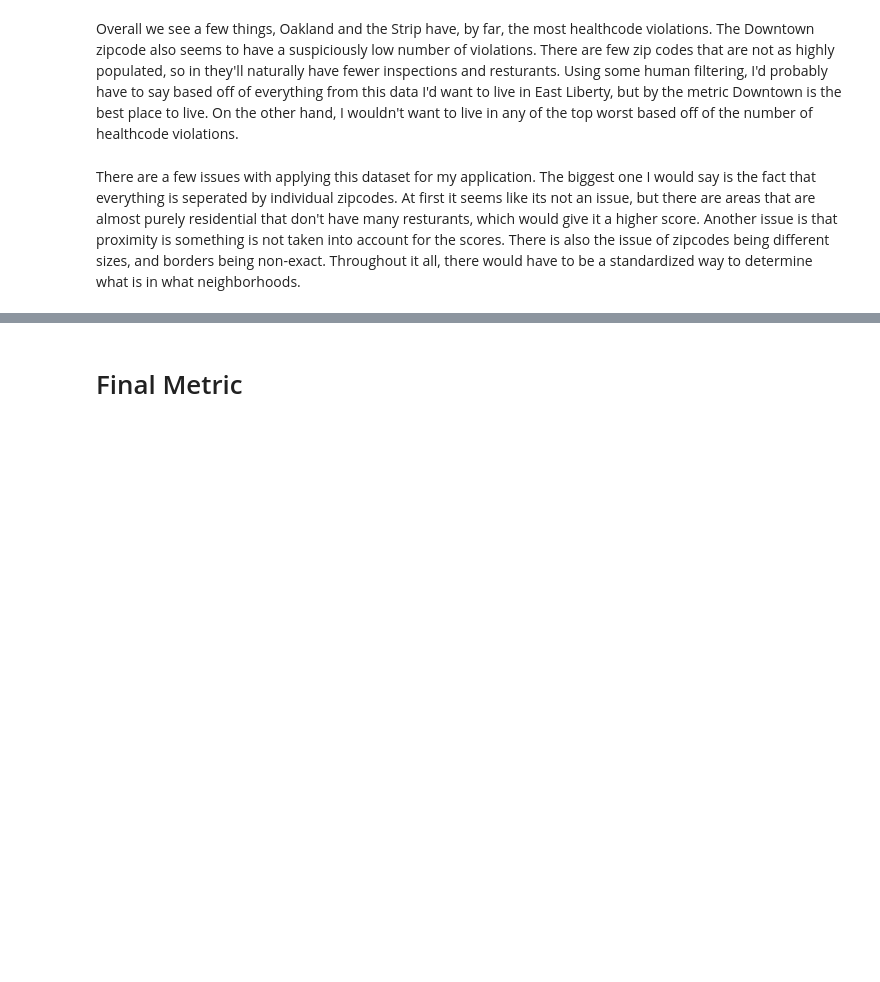
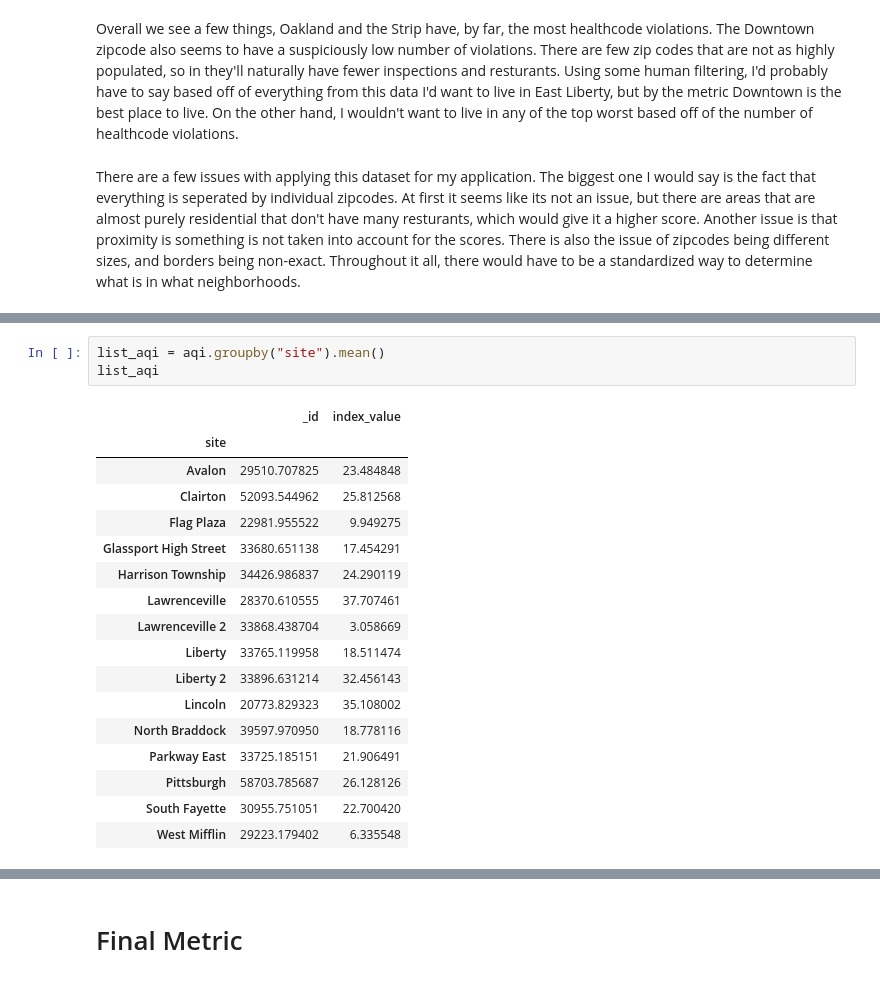
Before and after one commit to nosra/BigIdeasFinalProject, a Jupyter notebook: Final-Report.ipynb, the cells around one changed output, grey strips where cells are left out. Cells and saved outputs as stored; diff of their text form; blank space fills up the shorter version.

```diff
--- a/Final-Report.ipynb
+++ b/Final-Report.ipynb
@@ -140,0 +169,21 @@ There are a few issues with applying this dataset for my application. The bigges
+# %%
+list_aqi = aqi.groupby("site").mean()
+list_aqi
+# %% [output]
+|  | _id | index_value |
+| site |  |  |
+| Avalon | 29510.707825 | 23.484848 |
+| Clairton | 52093.544962 | 25.812568 |
+| Flag Plaza | 22981.955522 | 9.949275 |
+| Glassport High Street | 33680.651138 | 17.454291 |
+| Harrison Township | 34426.986837 | 24.290119 |
+| Lawrenceville | 28370.610555 | 37.707461 |
+| Lawrenceville 2 | 33868.438704 | 3.058669 |
+| Liberty | 33765.119958 | 18.511474 |
+| Liberty 2 | 33896.631214 | 32.456143 |
+| Lincoln | 20773.829323 | 35.108002 |
+| North Braddock | 39597.970950 | 18.778116 |
+| Parkway East | 33725.185151 | 21.906491 |
+| Pittsburgh | 58703.785687 | 26.128126 |
+| South Fayette | 30955.751051 | 22.700420 |
+| West Mifflin | 29223.179402 | 6.335548 |
```
Also changed, not shown: parts of 11 cells of this notebook.
